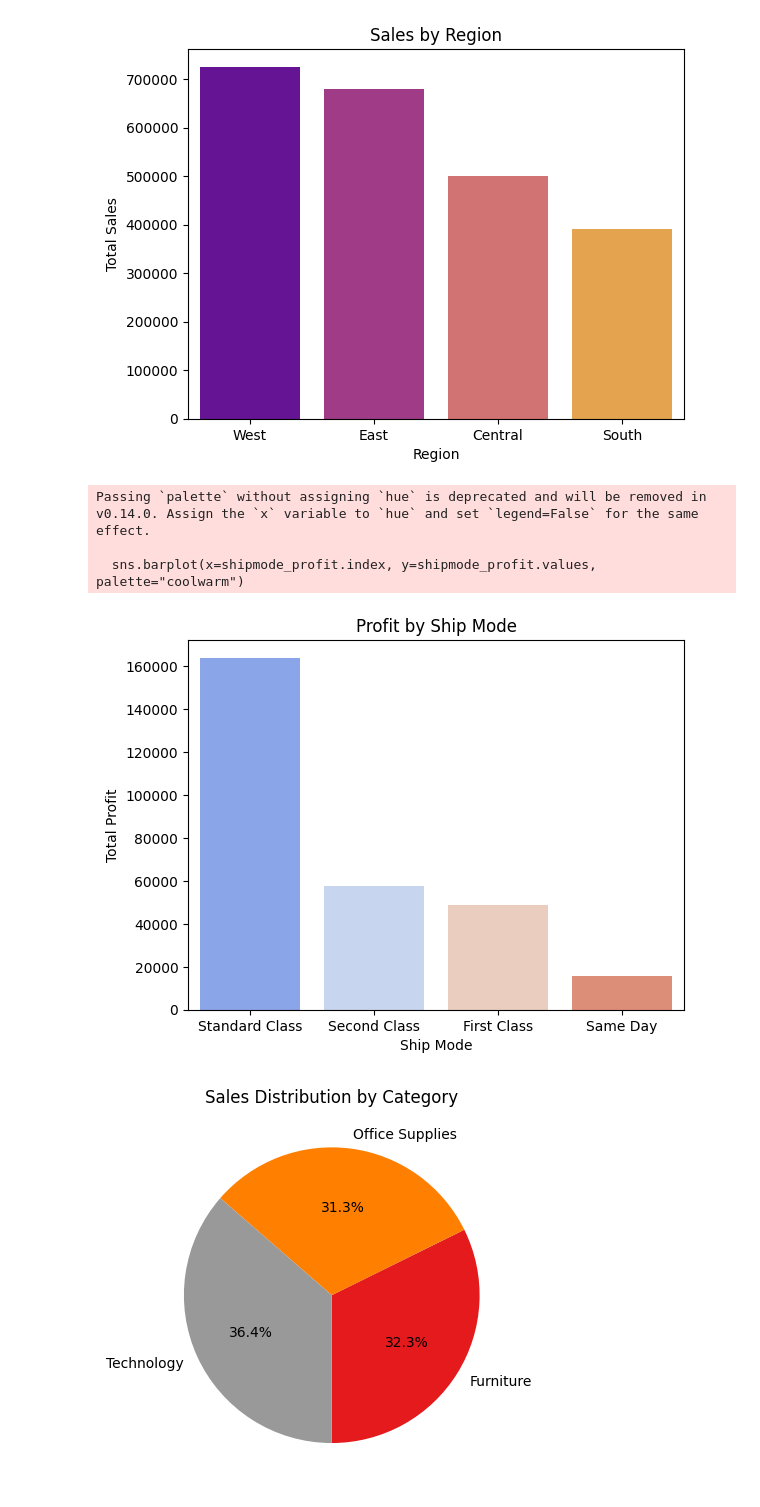
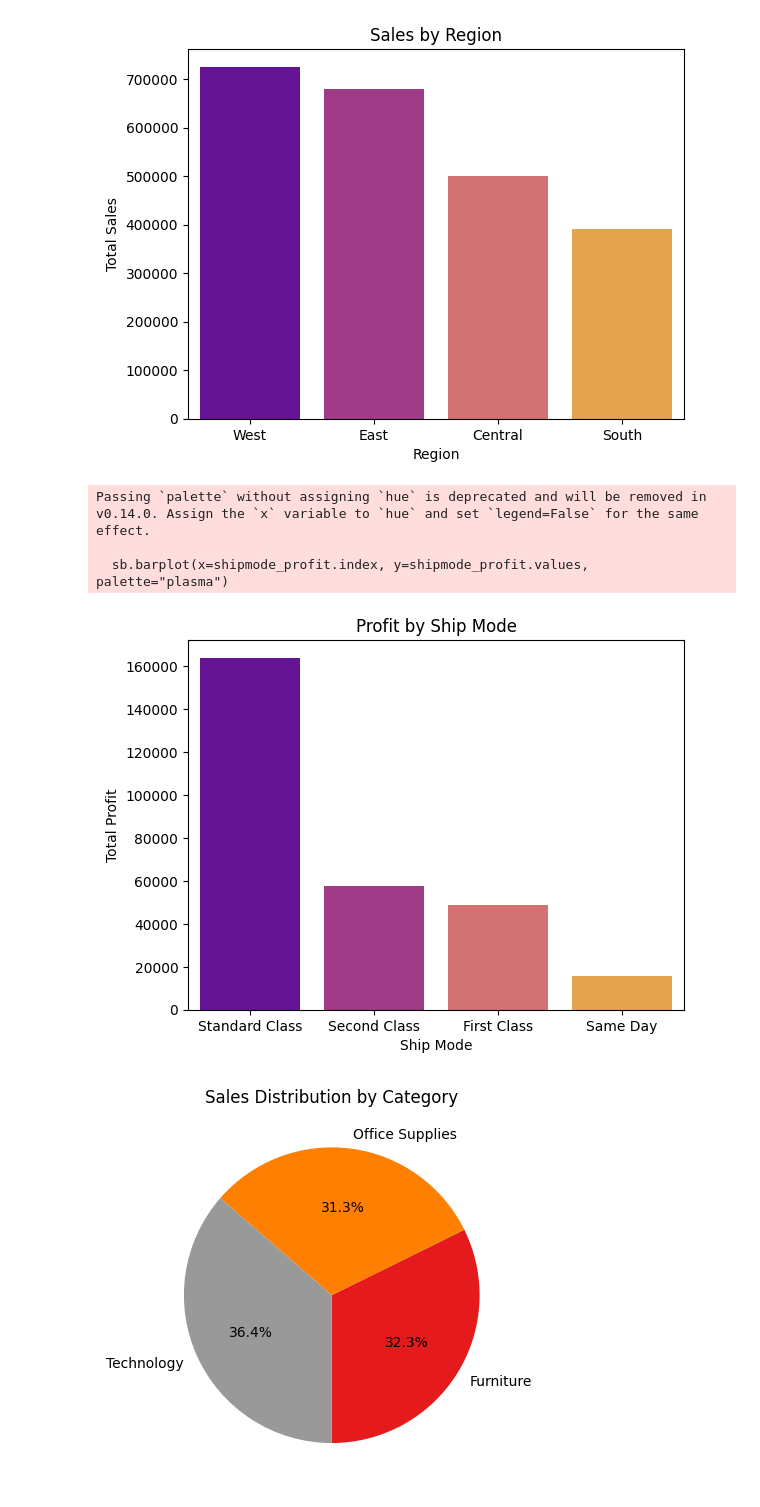
Before and after one commit to vutikurishanmukha9/PythonCourseWork, a Jupyter notebook: Assignments/06.Assignment.ipynb, the cells around one changed output. Saved outputs shown, nothing was run; the diff lists cells and outputs as text; code cells hidden in the pictures.

```diff
--- a/Assignments/06.Assignment.ipynb
+++ b/Assignments/06.Assignment.ipynb
@@ -85,20 +85,20 @@ Passing `palette` without assigning `hue` is deprecated and will be removed in v
 # %%
 import seaborn as sb
 import matplotlib.pyplot as plt
 
 
 shipmode_profit = df.groupby("Ship Mode")["Profit"].sum().sort_values(ascending=False)
 
 
-sns.barplot(x=shipmode_profit.index, y=shipmode_profit.values, palette="coolwarm")
+sb.barplot(x=shipmode_profit.index, y=shipmode_profit.values, palette="plasma")
 plt.title("Profit by Ship Mode")
 plt.ylabel("Total Profit")
 plt.show()
 # %% [output]
 Passing `palette` without assigning `hue` is deprecated and will be removed in v0.14.0. Assign the `x` variable to `hue` and set `legend=False` for the same effect.
 
-  sns.barplot(x=shipmode_profit.index, y=shipmode_profit.values, palette="coolwarm")
+  sb.barplot(x=shipmode_profit.index, y=shipmode_profit.values, palette="plasma")
-[figure, old version]
+[figure, new version]
 # %%
 import matplotlib.pyplot as plt
 
```
Also changed, not shown: parts of 1 cell of this notebook, 1 other file.
